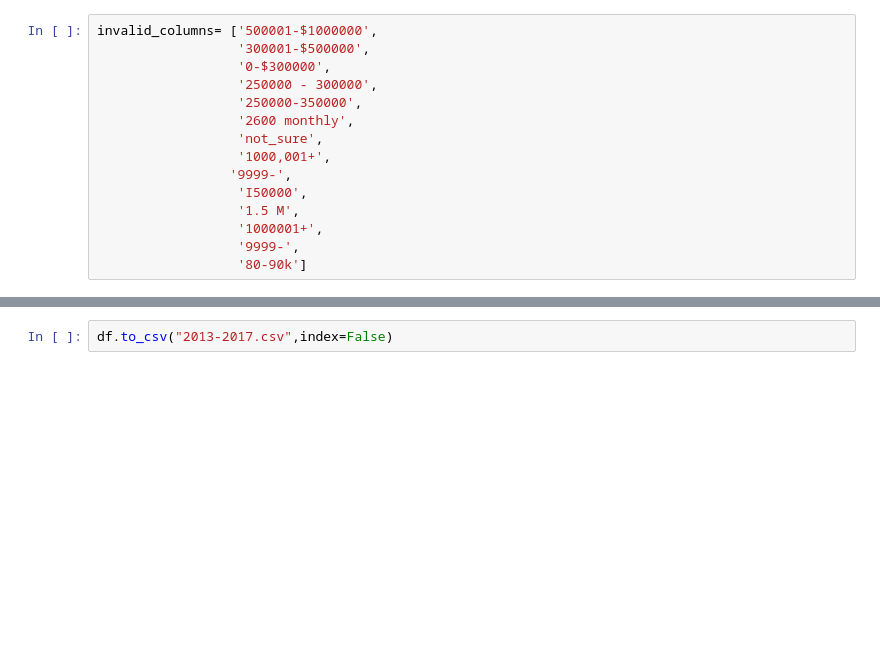
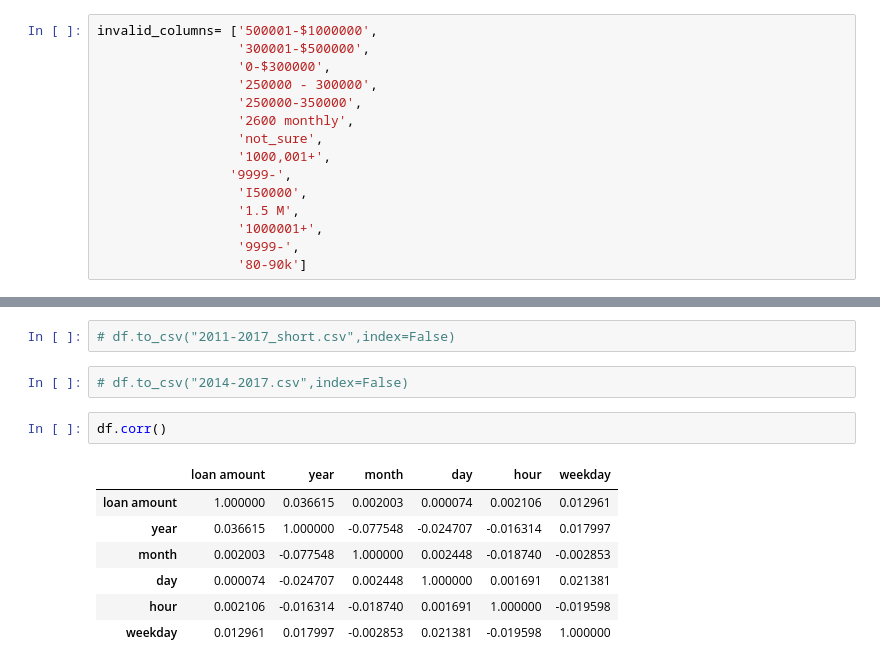
Before and after one commit to MagicMike90/customer-interest, a Jupyter notebook: clean_data.ipynb, the cells around one changed output, grey strips where cells are left out. Cells and saved outputs as stored; diff of their text form; blank space fills up the shorter version.

```diff
--- a/clean_data.ipynb
+++ b/clean_data.ipynb
@@ -138,2 +257,14 @@ ValueError: invalid literal for int() with base 10: '6110r'
+# %%
+# df.to_csv("2011-2017_short.csv",index=False)
 # %%
-df.to_csv("2013-2017.csv",index=False)
+# df.to_csv("2014-2017.csv",index=False)
+# %%
+df.corr()
+# %% [output]
+|  | loan amount | year | month | day | hour | weekday |
+| loan amount | 1.000000 | 0.036615 | 0.002003 | 0.000074 | 0.002106 | 0.012961 |
+| year | 0.036615 | 1.000000 | -0.077548 | -0.024707 | -0.016314 | 0.017997 |
+| month | 0.002003 | -0.077548 | 1.000000 | 0.002448 | -0.018740 | -0.002853 |
+| day | 0.000074 | -0.024707 | 0.002448 | 1.000000 | 0.001691 | 0.021381 |
+| hour | 0.002106 | -0.016314 | -0.018740 | 0.001691 | 1.000000 | -0.019598 |
+| weekday | 0.012961 | 0.017997 | -0.002853 | 0.021381 | -0.019598 | 1.000000 |
```
Also changed, not shown: parts of 27 cells of this notebook, 1 other file.
